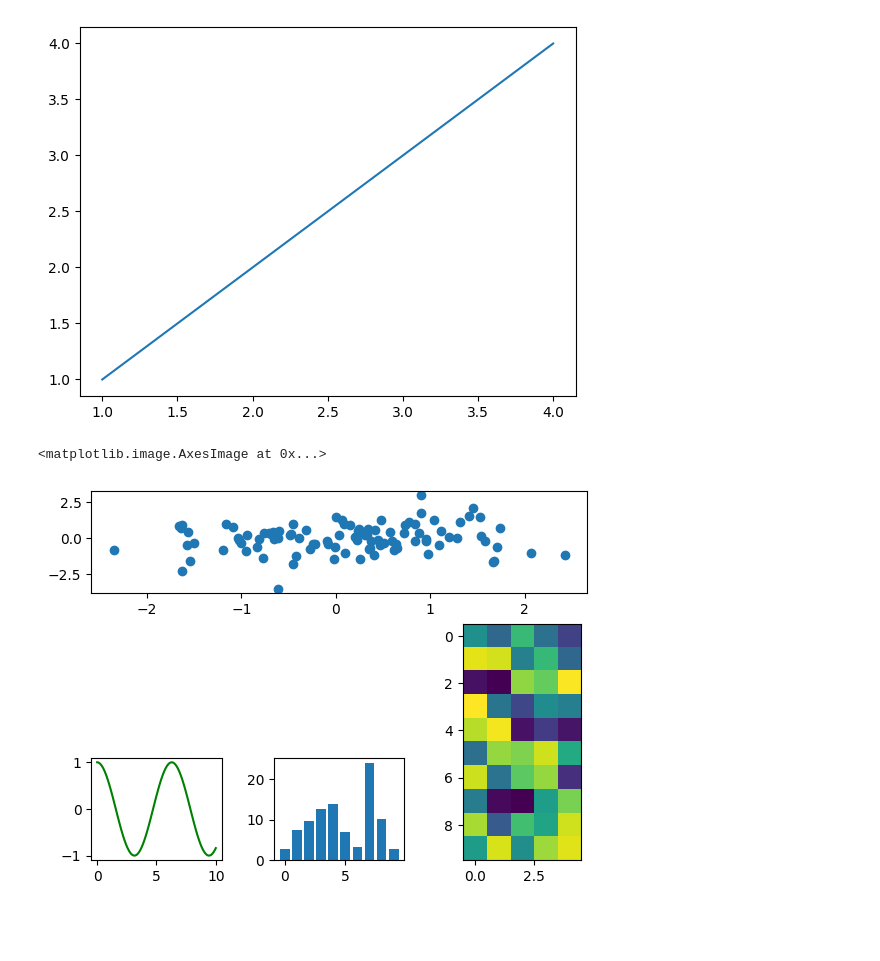
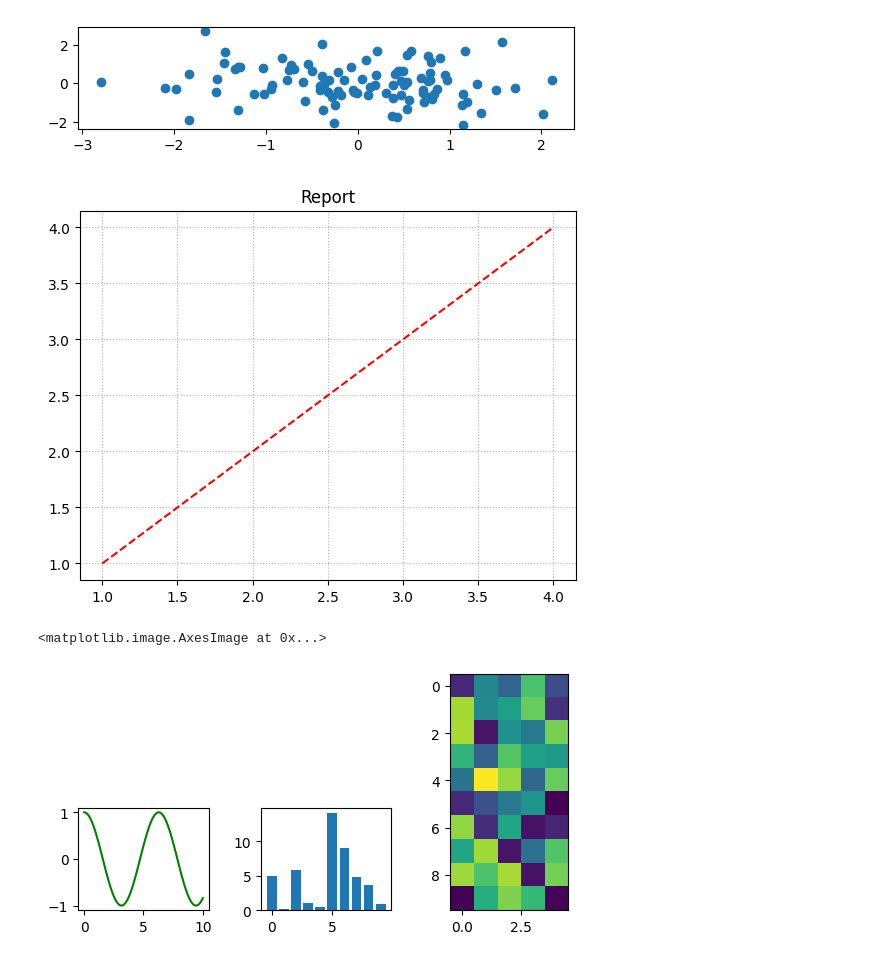
Before and after one commit to kimyt1976/AI-Programming, a Jupyter notebook: 해양대4주차_1번과제.ipynb, the cells around one changed output. Cells and saved outputs as stored; diff of their text form; code cells hidden in the pictures; blank space fills up the shorter version.

```diff
--- a/해양대4주차_1번과제.ipynb
+++ b/해양대4주차_1번과제.ipynb
@@ -3,33 +3,42 @@
 # %%
 import numpy as np
 import matplotlib.pyplot as plt
-
-# 2행 1,2열 표현
-fig, ax = plt.subplots(1,1)
-# 추가
-plt.plot([1,2,3,4], [1,2,3,4])
-plt.show()
 
 grid = plt.GridSpec(3, 3, wspace=0.4, hspace=0.3)
 X = np.random.randn(100)
 Y = np.random.randn(100)
 # 1행 dot 그래프
 plt.subplot(grid[0, :]).scatter(X, Y)
+
+
+
+# 2행 1,2열 표현
+fig, ax = plt.subplots(1,1)
+x = [1,2,3,4]
+y = [1,2,3,4]
+ax.plot(x, y, linestyle = '--', c = 'r')
+ax.set_title('Report')
+ax.grid(linestyle=':')
+plt.show()
+
+
+
 
 X = np.linspace(0, 10, 100)
 Y = np.cos(X)
 # 3행1열 선형회귀
 plt.subplot(grid[2, 0]).plot(X, Y, color='g')
 
 X = np.arange(10)
 Y = np.abs(np.random.randn(10) * 10)
 # 3행2열 막대그래프
 plt.subplot(grid[2, 1]).bar(X, Y)
 
 Z = np.random.uniform(0,1, (10, 5))
 # 우측하단 타일그래프
 plt.subplot(grid[1:, 2]).imshow(Z)
 # %% [output]
-[figure, old version]
+[figure, new version]
+[figure, new version]
 <matplotlib.image.AxesImage at 0x...>
-[figure, old version]
+[figure, added]
```
